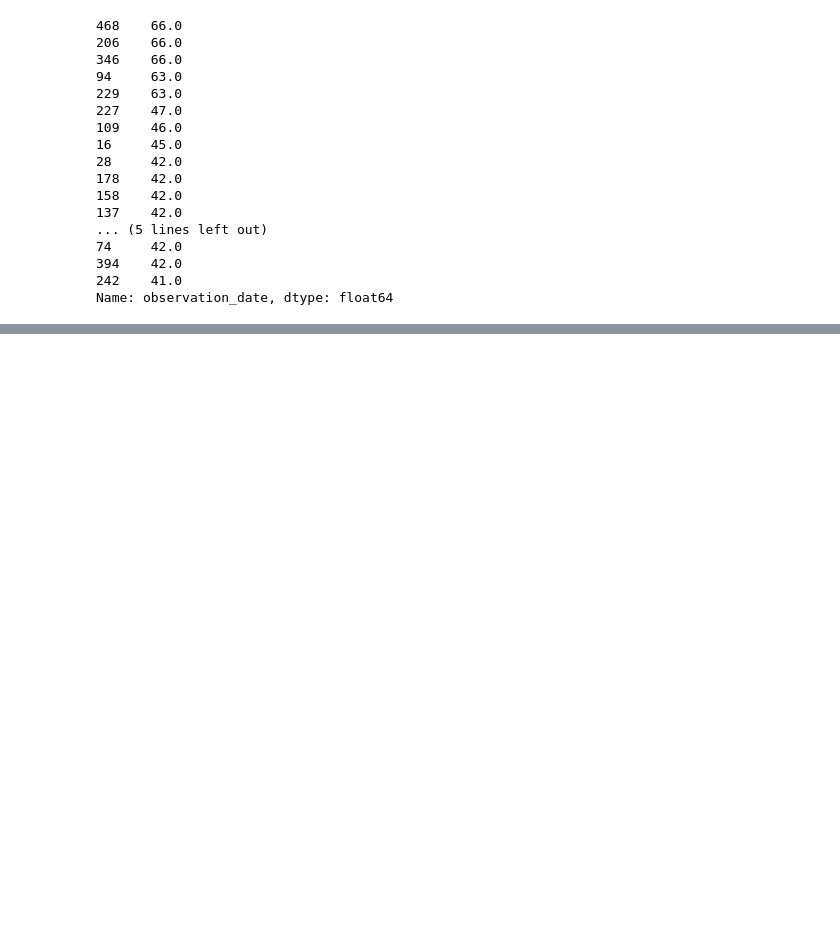
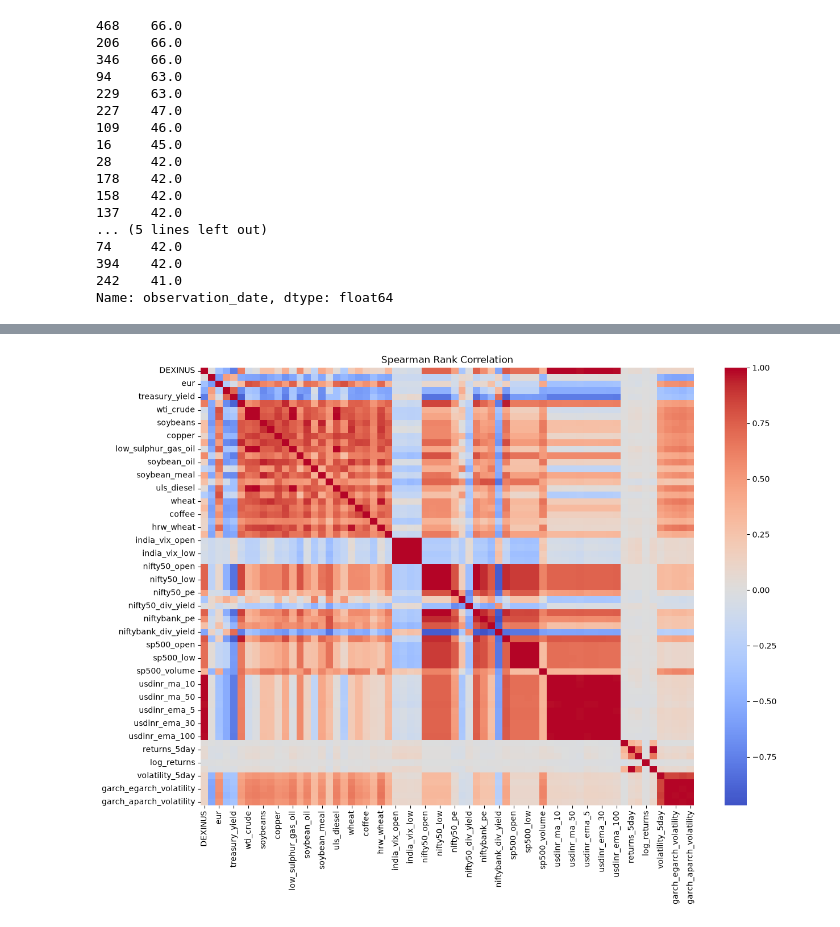
Before and after one commit to Princekumarofficial/potential-octo-sniffle, a Jupyter notebook: deep_learning.ipynb, the cells around one changed output, grey strips where cells are left out. Cells and saved outputs as stored; diff of their text form; code cells hidden in the pictures; blank space fills up the shorter version.

```diff
--- a/deep_learning.ipynb
+++ b/deep_learning.ipynb
@@ -436,0 +573,9 @@ Name: observation_date, dtype: float64
+# %%
+spearman_corr = full_df.corr(method="spearman")
+
+plt.figure(figsize=(14, 10))
+sns.heatmap(spearman_corr, cmap="coolwarm", center=0)
+plt.title("Spearman Rank Correlation")
+plt.show()
+# %% [output]
+[figure, added]
```
Also changed, not shown: parts of 27 cells of this notebook, 2 other files.
